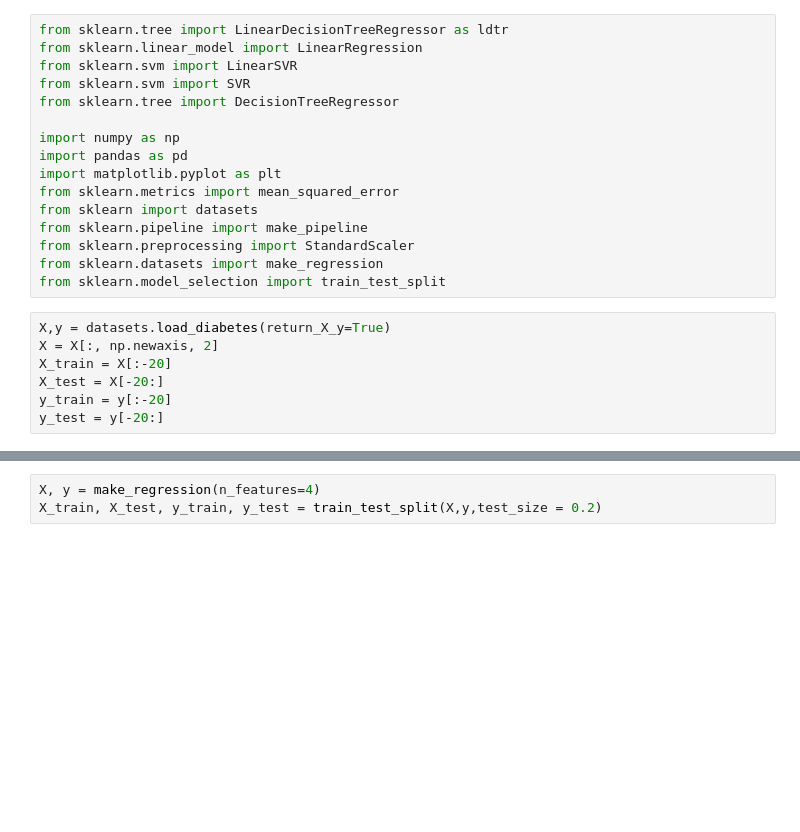
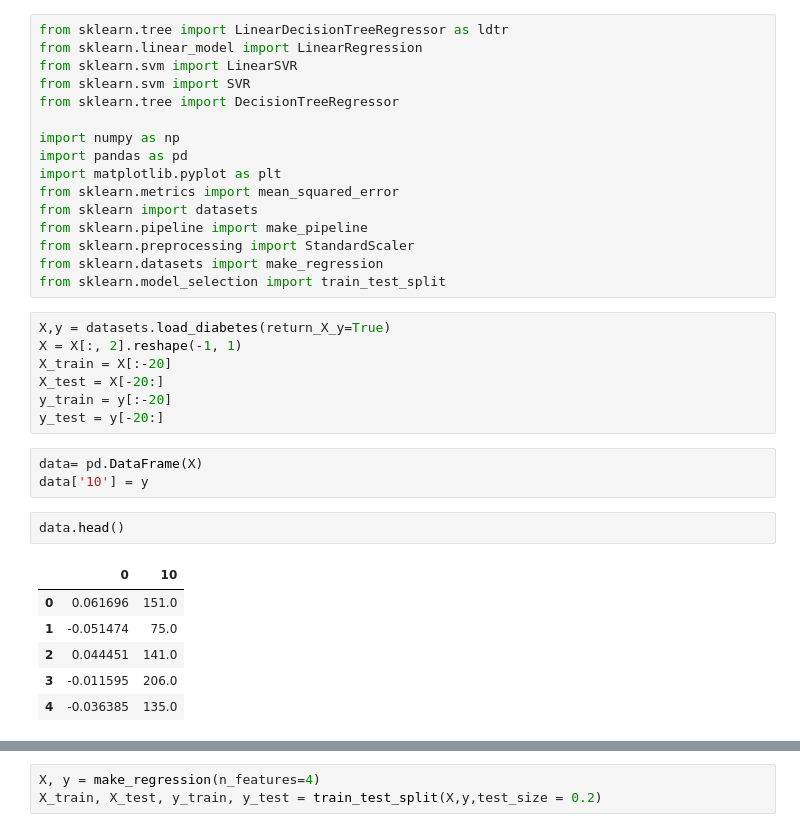
Before and after one commit to Nihal2000/sklearn-dev-0.0, a Jupyter notebook: test_0.0.ipynb, the cells around one changed output, grey strips where cells are left out. Cells and saved outputs as stored; diff of their text form; blank space fills up the shorter version.

```diff
--- a/test_0.0.ipynb
+++ b/test_0.0.ipynb
@@ -18,8 +18,20 @@ from sklearn.datasets import make_regression
 from sklearn.model_selection import train_test_split
 # %%
 X,y = datasets.load_diabetes(return_X_y=True)
-X = X[:, np.newaxis, 2]
+X = X[:, 2].reshape(-1, 1)
 X_train = X[:-20]
 X_test = X[-20:]
 y_train = y[:-20]
 y_test = y[-20:]
+# %%
+data= pd.DataFrame(X)
+data['10'] = y
+# %%
+data.head()
+# %% [output]
+|  | 0 | 10 |
+| 0 | 0.061696 | 151.0 |
+| 1 | -0.051474 | 75.0 |
+| 2 | 0.044451 | 141.0 |
+| 3 | -0.011595 | 206.0 |
+| 4 | -0.036385 | 135.0 |
```
Also changed, not shown: parts of 5 cells of this notebook, 11 other files.
